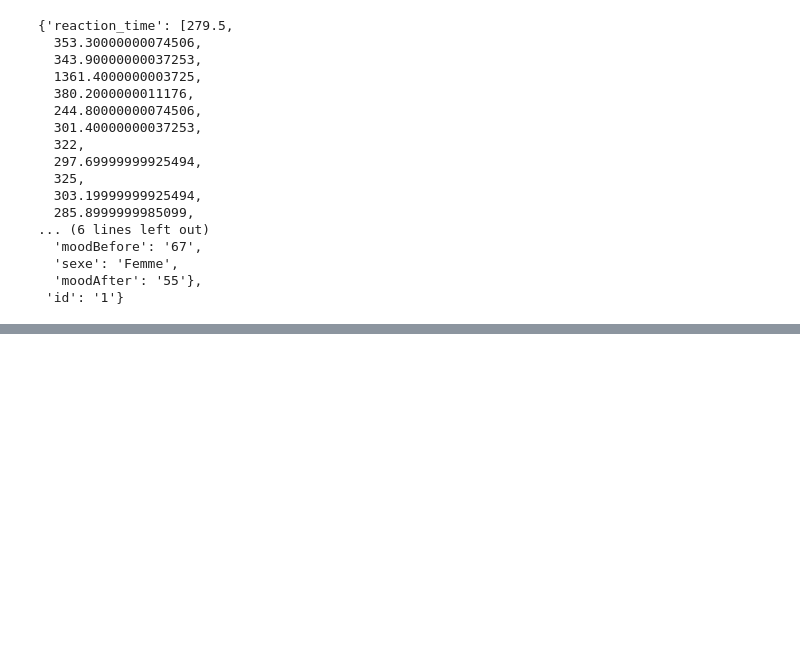
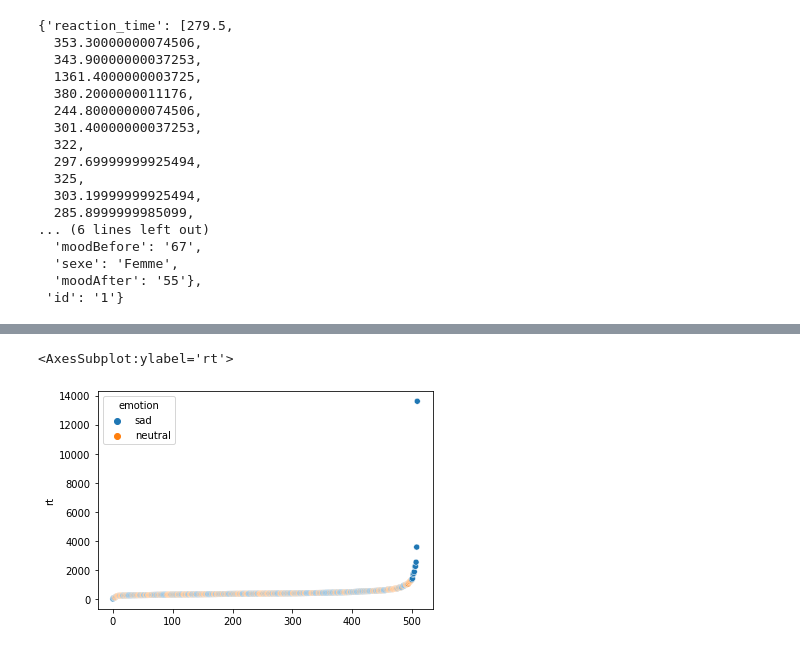
Before and after one commit to CharlesAttend/exp-psycho, a Jupyter notebook: traitement_donne.ipynb, the cells around one changed output, grey strips where cells are left out. Saved outputs shown, nothing was run; the diff lists cells and outputs as text; code cells hidden in the pictures; blank space fills up the shorter version.

```diff
--- a/traitement_donne.ipynb
+++ b/traitement_donne.ipynb
@@ -73,0 +103,6 @@ df
+# %%
+long_df = long_df.sort_values(by='rt')
+sns.scatterplot(x=range(len(big_rt_list)), y=long_df['rt'], hue=long_df['emotion'])
+# %% [output]
+<AxesSubplot:ylabel='rt'>
+[figure, added]
```
Also changed, not shown: parts of 10 cells of this notebook, 2 other files.
